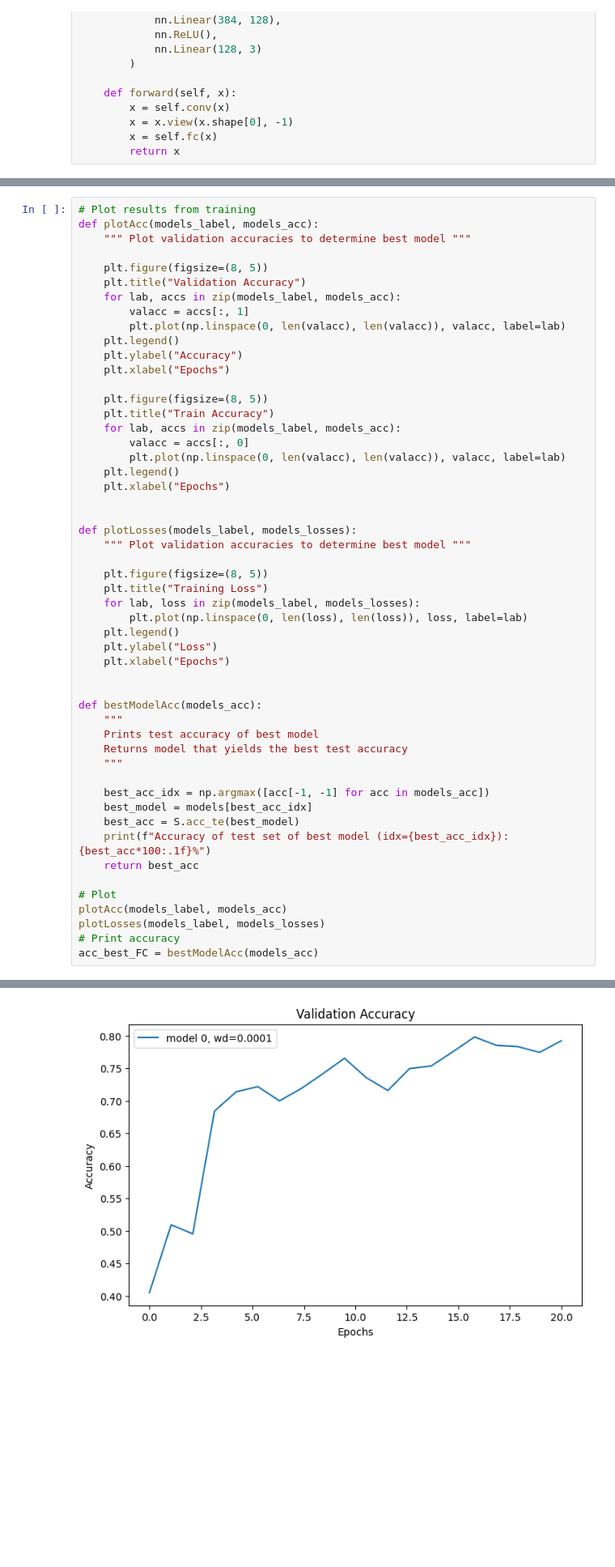
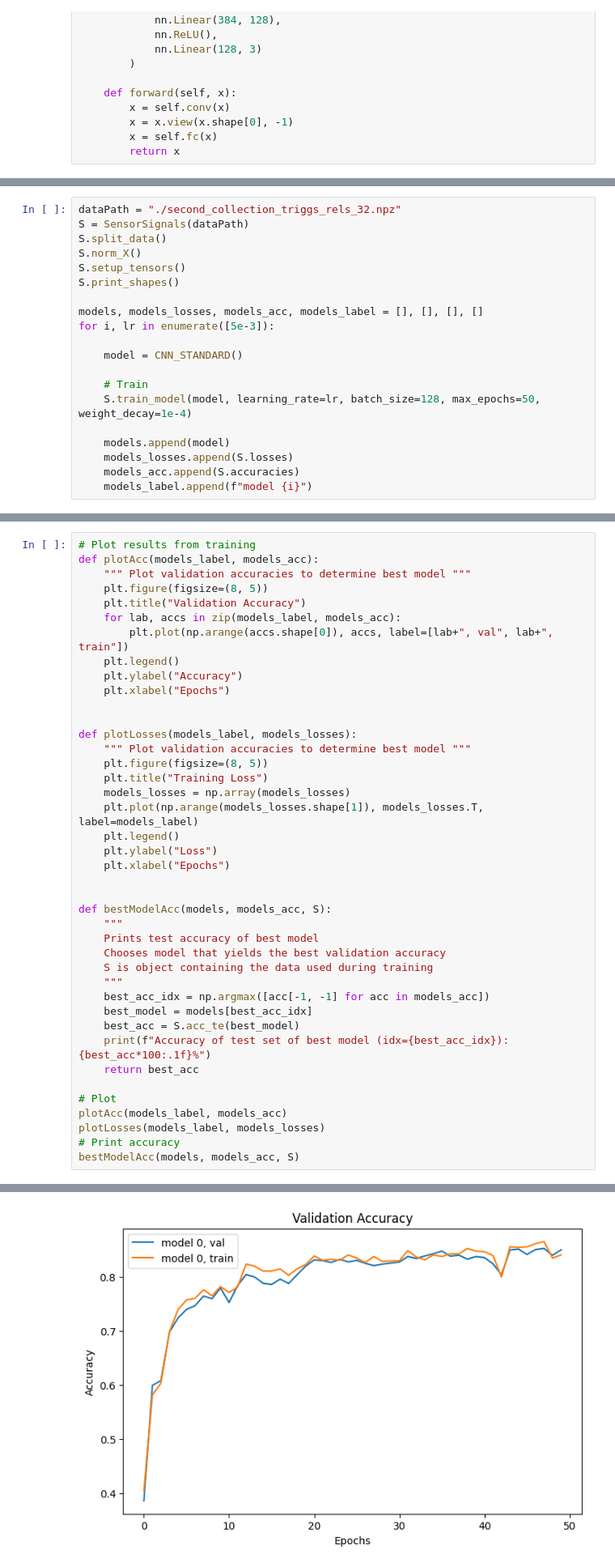
Before and after one commit to GuiMacielPereira/sensor_ML, a Jupyter notebook: data_processing/serious_pytorch.sync.ipynb, the cells around one changed output, grey strips where cells are left out. Shown at 81% size. Drawn from its saved outputs; the diff is of its cells as text; blank space fills up the shorter version.

Commit message:
Cleaned jupyter notebook further, corrected weight initialisation.

```diff
--- a/data_processing/serious_pytorch.sync.ipynb
+++ b/data_processing/serious_pytorch.sync.ipynb
@@ -73,0 +36,20 @@ Training Complete!
+# %%
+dataPath = "./second_collection_triggs_rels_32.npz"
+S = SensorSignals(dataPath)
+S.split_data()
+S.norm_X()
+S.setup_tensors()
+S.print_shapes()
+
+models, models_losses, models_acc, models_label = [], [], [], []
+for i, lr in enumerate([5e-3]):
+
+    model = CNN_STANDARD()
+
+    # Train
+    S.train_model(model, learning_rate=lr, batch_size=128, max_epochs=50, weight_decay=1e-4)
+
+    models.append(model)
+    models_losses.append(S.losses)
+    models_acc.append(S.accuracies)
+    models_label.append(f"model {i}")
@@ -75,43 +75,32 @@ Training Complete!
 # Plot results from training
 def plotAcc(models_label, models_acc):
     """ Plot validation accuracies to determine best model """
-
     plt.figure(figsize=(8, 5))
     plt.title("Validation Accuracy")
     for lab, accs in zip(models_label, models_acc):
-        valacc = accs[:, 1]
-        plt.plot(np.linspace(0, len(valacc), len(valacc)), valacc, label=lab)
+        plt.plot(np.arange(accs.shape[0]), accs, label=[lab+", val", lab+", train"])
     plt.legend()
     plt.ylabel("Accuracy")
-    plt.xlabel("Epochs")
-
-    plt.figure(figsize=(8, 5))
-    plt.title("Train Accuracy")
-    for lab, accs in zip(models_label, models_acc):
-        valacc = accs[:, 0]
-        plt.plot(np.linspace(0, len(valacc), len(valacc)), valacc, label=lab)
-    plt.legend()
     plt.xlabel("Epochs")
 
 
 def plotLosses(models_label, models_losses):
     """ Plot validation accuracies to determine best model """
-
     plt.figure(figsize=(8, 5))
     plt.title("Training Loss")
-    for lab, loss in zip(models_label, models_losses):
-        plt.plot(np.linspace(0, len(loss), len(loss)), loss, label=lab)
+    models_losses = np.array(models_losses)
+    plt.plot(np.arange(models_losses.shape[1]), models_losses.T, label=models_label)
     plt.legend()
     plt.ylabel("Loss")
     plt.xlabel("Epochs")
 
 
-def bestModelAcc(models_acc):
+def bestModelAcc(models, models_acc, S):
     """
     Prints test accuracy of best model
-    Returns model that yields the best test accuracy
+    Chooses model that yields the best validation accuracy
+    S is object containing the data used during training
     """
-
     best_acc_idx = np.argmax([acc[-1, -1] for acc in models_acc])
     best_model = models[best_acc_idx]
     best_acc = S.acc_te(best_model)
@@ -122,5 +111,5 @@ def bestModelAcc(models_acc):
 plotAcc(models_label, models_acc)
 plotLosses(models_label, models_losses)
 # Print accuracy
-acc_best_FC = bestModelAcc(models_acc)
+bestModelAcc(models, models_acc, S)
 # %% [output]
@@ -128 +118 @@ Accuracy of test set of best model (idx=0): 81.3%
-[figure, old version]
+[figure, new version]
```
Also changed, not shown: parts of 5 cells of this notebook, 2 other files.
